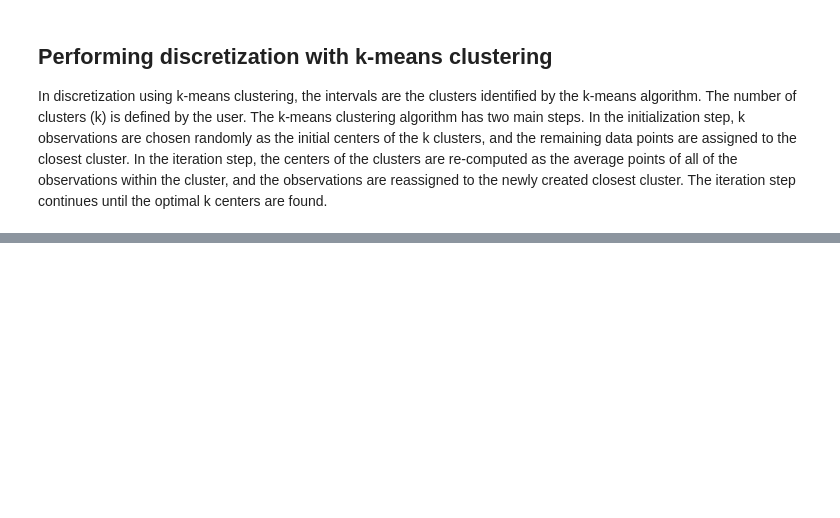
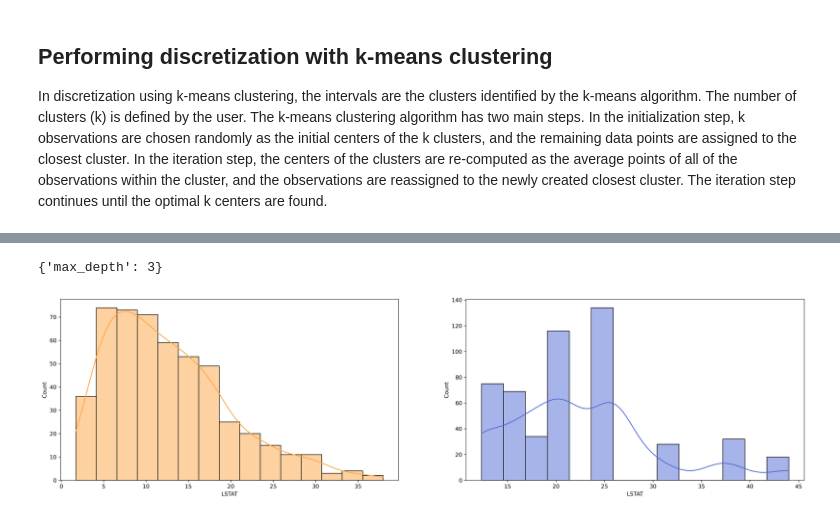
Before and after one commit to ashen007/Feature_enginering, a Jupyter notebook: notebooks/Variable Discretization.ipynb, the cells around one changed output, grey strips where cells are left out. Cells and saved outputs as stored; diff of their text form; code cells hidden in the pictures; blank space fills up the shorter version.

Commit message:
Using decision trees for discretization

```diff
--- a/notebooks/Variable Discretization.ipynb
+++ b/notebooks/Variable Discretization.ipynb
@@ -128,0 +146,16 @@ plt.show()
+# %%
+disc = DecisionTreeDiscretiser(cv=10,variables=['LSTAT'])
+disc.fit(data,data.target)
+disc.binner_dict_['LSTAT'].best_params_
+# %% [output]
+{'max_depth': 3}
+# %%
+data_tar_disc = disc.transform(data)
+
+fig,axes = plt.subplots(nrows=1,ncols=2,figsize=[24,6],dpi=300)
+axes = axes.ravel()
+sns.histplot(x=data.LSTAT,kde=True,color='#FEA443',ax=axes[0])
+sns.histplot(x=data_tar_disc.LSTAT,discrete=False,kde=True,color='#506AD4',ax=axes[1])
+plt.show()
+# %% [output]
+[figure, added]
```
Also changed, not shown: parts of 7 cells of this notebook.
